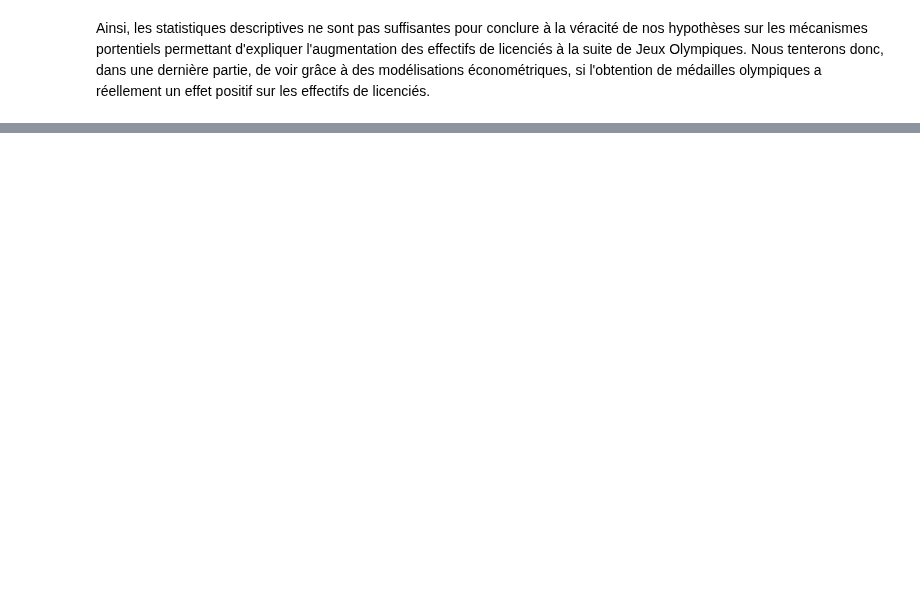
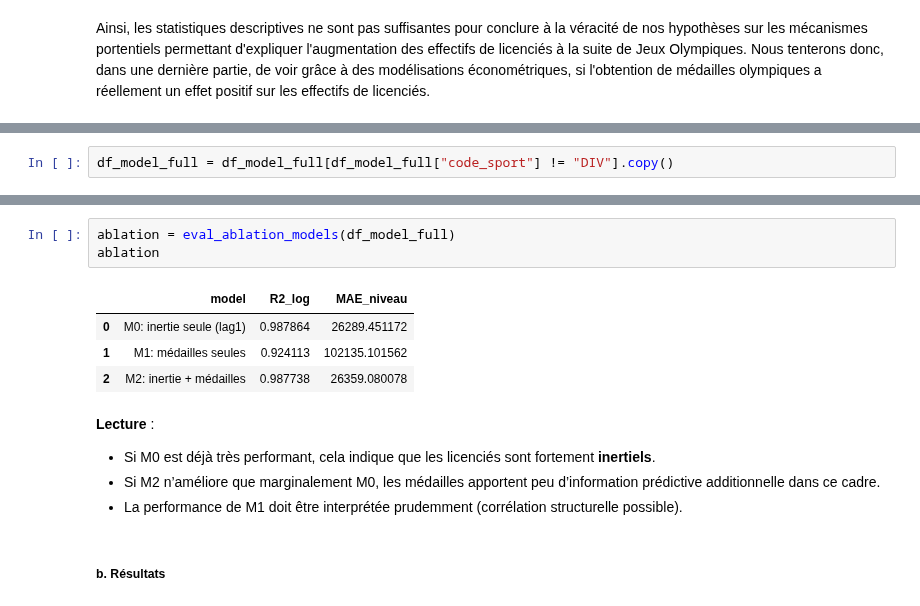
Before and after one commit to oldblindmole/Projet_Python_Data_Science_JO, a Jupyter notebook: main.ipynb, the cells around one changed output, grey strips where cells are left out. Drawn from its saved outputs; the diff is of its cells as text; blank space fills up the shorter version.

```diff
--- a/main.ipynb
+++ b/main.ipynb
@@ -516,0 +846,2 @@ Ainsi, les statistiques descriptives ne sont pas suffisantes pour conclure à la
+# %%
+df_model_full = df_model_full[df_model_full["code_sport"] != "DIV"].copy()
@@ -516,0 +983,15 @@ Ainsi, les statistiques descriptives ne sont pas suffisantes pour conclure à la
+# %%
+ablation = eval_ablation_models(df_model_full)
+ablation
+# %% [output]
+|  | model | R2_log | MAE_niveau |
+| 0 | M0: inertie seule (lag1) | 0.987864 | 26289.451172 |
+| 1 | M1: médailles seules | 0.924113 | 102135.101562 |
+| 2 | M2: inertie + médailles | 0.987738 | 26359.080078 |
+# %% [markdown]
+**Lecture** :
+- Si M0 est déjà très performant, cela indique que les licenciés sont fortement **inertiels**.
+- Si M2 n’améliore que marginalement M0, les médailles apportent peu d’information prédictive additionnelle dans ce cadre.
+- La performance de M1 doit être interprétée prudemment (corrélation structurelle possible).
+# %% [markdown]
+##### b. Résultats
```
Also changed, not shown: parts of 102 cells of this notebook, 1 other file.
